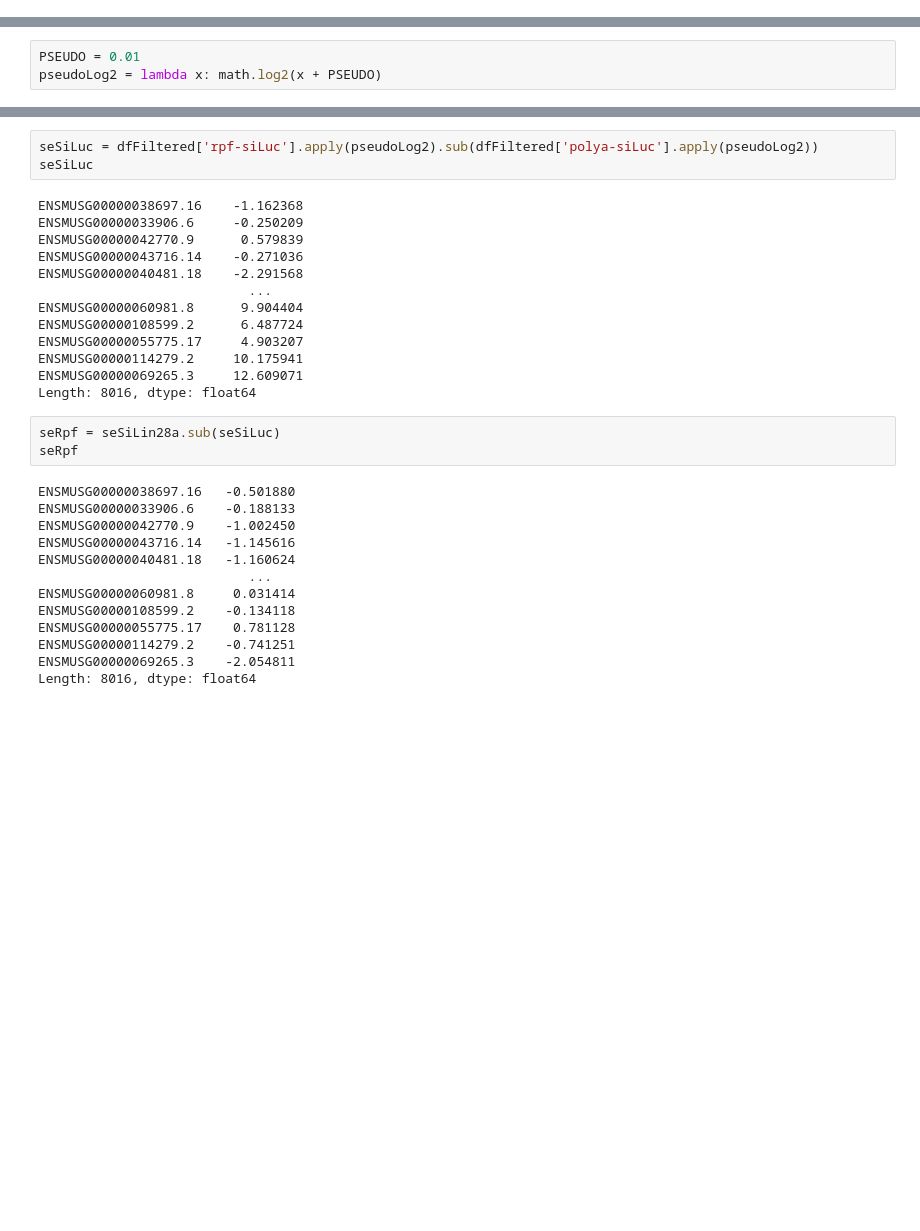
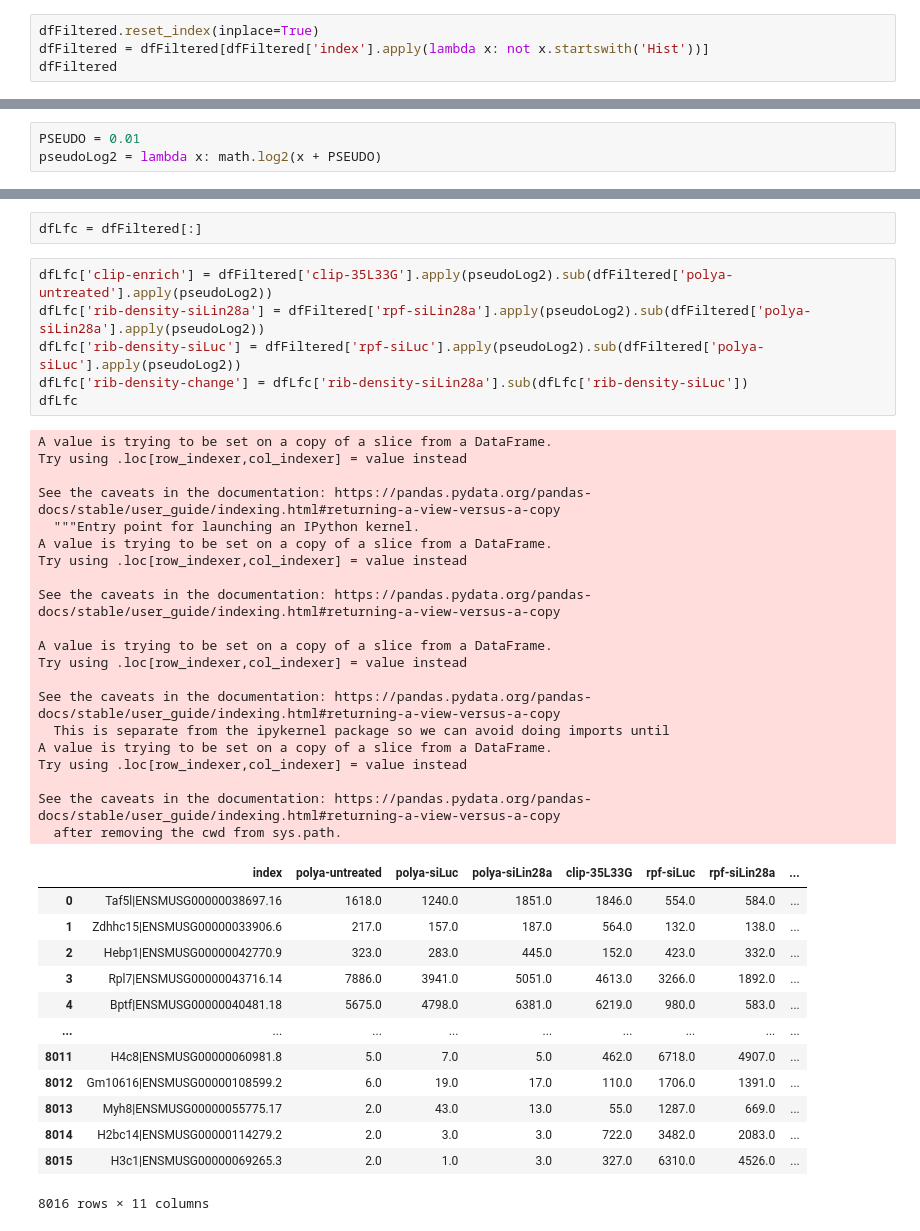
Before and after one commit to hyejun18/QBio-tutorial, a Jupyter notebook: Mission2. Samfile, Ribosome density, CLIP enrichment, and GO terms.ipynb, the cells around one changed output, grey strips where cells are left out. Cells and saved outputs as stored; diff of their text form; blank space fills up the shorter version.

```diff
--- a/Mission2. Samfile, Ribosome density, CLIP enrichment, and GO terms.ipynb
+++ b/Mission2. Samfile, Ribosome density, CLIP enrichment, and GO terms.ipynb
@@ -133,0 +135,4 @@ dfFiltered
+# %%
+dfFiltered.reset_index(inplace=True)
+dfFiltered = dfFiltered[dfFiltered['index'].apply(lambda x: not x.startswith('Hist'))]
+dfFiltered
@@ -169,32 +158,42 @@ Length: 8016, dtype: float64
-# %%
-seSiLuc = dfFiltered['rpf-siLuc'].apply(pseudoLog2).sub(dfFiltered['polya-siLuc'].apply(pseudoLog2))
-seSiLuc
-# %% [output]
-ENSMUSG00000038697.16    -1.162368
-ENSMUSG00000033906.6     -0.250209
-ENSMUSG00000042770.9      0.579839
-ENSMUSG00000043716.14    -0.271036
-ENSMUSG00000040481.18    -2.291568
-                           ...
-ENSMUSG00000060981.8      9.904404
-ENSMUSG00000108599.2      6.487724
-ENSMUSG00000055775.17     4.903207
-ENSMUSG00000114279.2     10.175941
-ENSMUSG00000069265.3     12.609071
-Length: 8016, dtype: float64
-# %%
-seRpf = seSiLin28a.sub(seSiLuc)
-seRpf
-# %% [output]
-ENSMUSG00000038697.16   -0.501880
-ENSMUSG00000033906.6    -0.188133
-ENSMUSG00000042770.9    -1.002450
-ENSMUSG00000043716.14   -1.145616
-ENSMUSG00000040481.18   -1.160624
-                           ...
-ENSMUSG00000060981.8     0.031414
-ENSMUSG00000108599.2    -0.134118
-ENSMUSG00000055775.17    0.781128
-ENSMUSG00000114279.2    -0.741251
-ENSMUSG00000069265.3    -2.054811
-Length: 8016, dtype: float64
+# %%
+dfLfc = dfFiltered[:]
+# %%
+dfLfc['clip-enrich'] = dfFiltered['clip-35L33G'].apply(pseudoLog2).sub(dfFiltered['polya-untreated'].apply(pseudoLog2))
+dfLfc['rib-density-siLin28a'] = dfFiltered['rpf-siLin28a'].apply(pseudoLog2).sub(dfFiltered['polya-siLin28a'].apply(pseudoLog2))
+dfLfc['rib-density-siLuc'] = dfFiltered['rpf-siLuc'].apply(pseudoLog2).sub(dfFiltered['polya-siLuc'].apply(pseudoLog2))
+dfLfc['rib-density-change'] = dfLfc['rib-density-siLin28a'].sub(dfLfc['rib-density-siLuc'])
+dfLfc
+# %% [output]
+A value is trying to be set on a copy of a slice from a DataFrame.
+Try using .loc[row_indexer,col_indexer] = value instead
+
+See the caveats in the documentation: https://pandas.pydata.org/pandas-docs/stable/user_guide/indexing.html#returning-a-view-versus-a-copy
+  """Entry point for launching an IPython kernel.
+A value is trying to be set on a copy of a slice from a DataFrame.
+Try using .loc[row_indexer,col_indexer] = value instead
+
+See the caveats in the documentation: https://pandas.pydata.org/pandas-docs/stable/user_guide/indexing.html#returning-a-view-versus-a-copy
+
+A value is trying to be set on a copy of a slice from a DataFrame.
+Try using .loc[row_indexer,col_indexer] = value instead
+
+See the caveats in the documentation: https://pandas.pydata.org/pandas-docs/stable/user_guide/indexing.html#returning-a-view-versus-a-copy
+  This is separate from the ipykernel package so we can avoid doing imports until
+A value is trying to be set on a copy of a slice from a DataFrame.
+Try using .loc[row_indexer,col_indexer] = value instead
+
+See the caveats in the documentation: https://pandas.pydata.org/pandas-docs/stable/user_guide/indexing.html#returning-a-view-versus-a-copy
+  after removing the cwd from sys.path.
+|  | index | polya-untreated | polya-siLuc | polya-siLin28a | clip-35L33G | rpf-siLuc | rpf-siLin28a | ... |
+| 0 | Taf5l|ENSMUSG00000038697.16 | 1618.0 | 1240.0 | 1851.0 | 1846.0 | 554.0 | 584.0 | ... |
+| 1 | Zdhhc15|ENSMUSG00000033906.6 | 217.0 | 157.0 | 187.0 | 564.0 | 132.0 | 138.0 | ... |
+| 2 | Hebp1|ENSMUSG00000042770.9 | 323.0 | 283.0 | 445.0 | 152.0 | 423.0 | 332.0 | ... |
+| 3 | Rpl7|ENSMUSG00000043716.14 | 7886.0 | 3941.0 | 5051.0 | 4613.0 | 3266.0 | 1892.0 | ... |
+| 4 | Bptf|ENSMUSG00000040481.18 | 5675.0 | 4798.0 | 6381.0 | 6219.0 | 980.0 | 583.0 | ... |
+| ... | ... | ... | ... | ... | ... | ... | ... | ... |
+| 8011 | H4c8|ENSMUSG00000060981.8 | 5.0 | 7.0 | 5.0 | 462.0 | 6718.0 | 4907.0 | ... |
+| 8012 | Gm10616|ENSMUSG00000108599.2 | 6.0 | 19.0 | 17.0 | 110.0 | 1706.0 | 1391.0 | ... |
+| 8013 | Myh8|ENSMUSG00000055775.17 | 2.0 | 43.0 | 13.0 | 55.0 | 1287.0 | 669.0 | ... |
+| 8014 | H2bc14|ENSMUSG00000114279.2 | 2.0 | 3.0 | 3.0 | 722.0 | 3482.0 | 2083.0 | ... |
+| 8015 | H3c1|ENSMUSG00000069265.3 | 2.0 | 1.0 | 3.0 | 327.0 | 6310.0 | 4526.0 | ... |
+8016 rows × 11 columns
```
Also changed, not shown: parts of 31 cells of this notebook.
